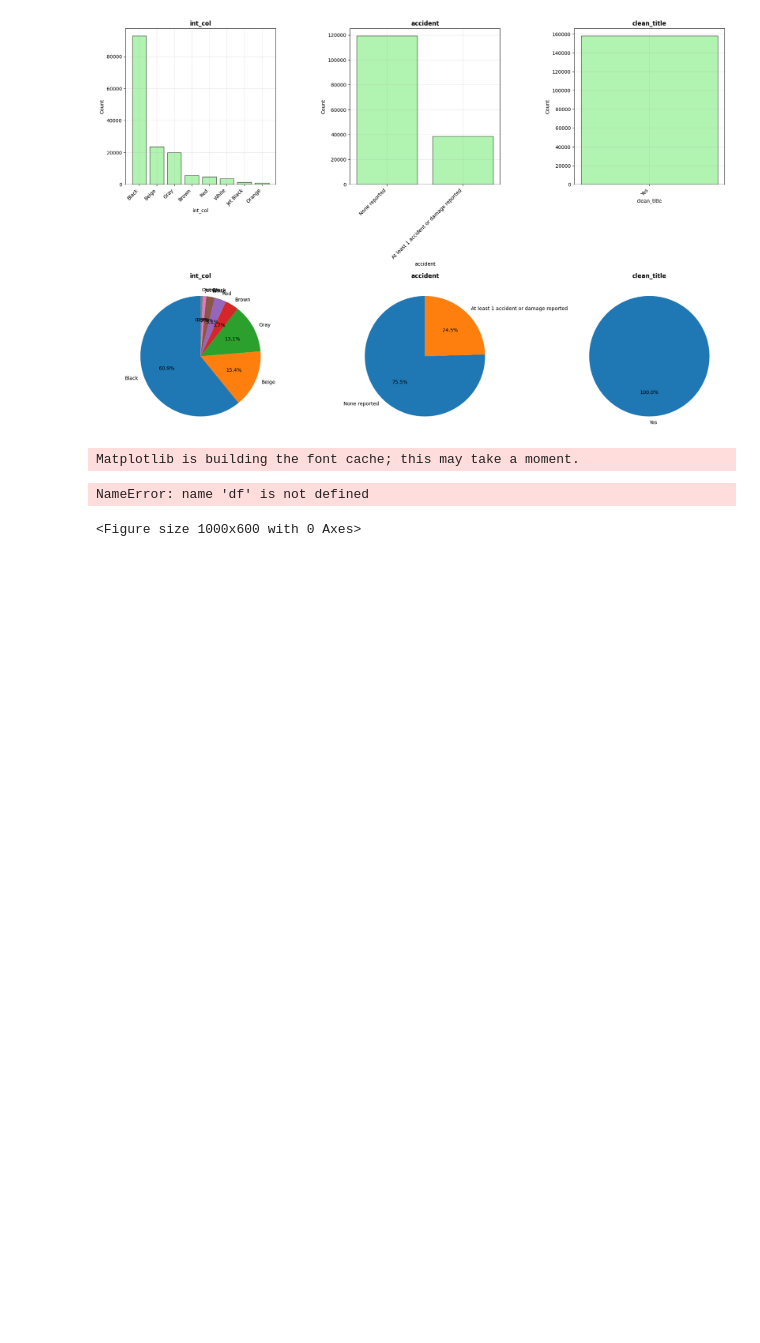
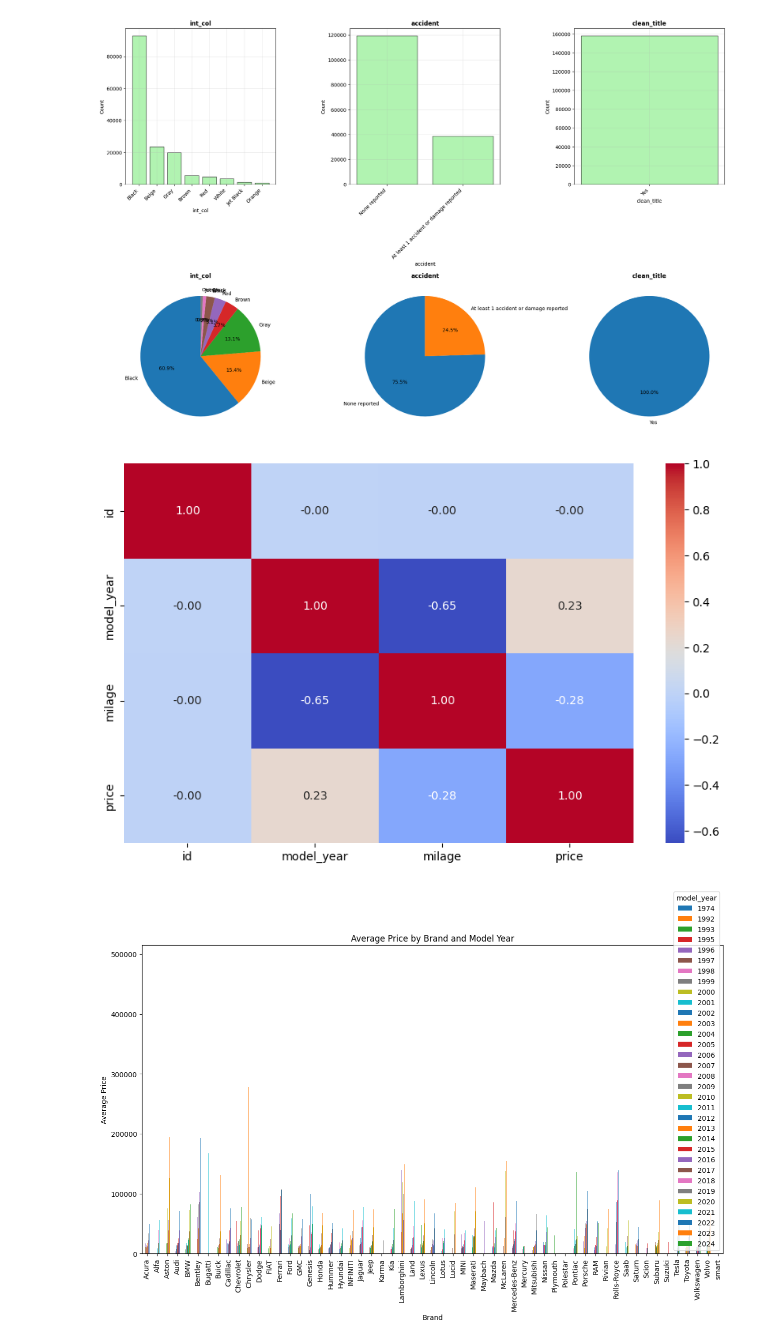
Before and after one commit to Factoria-F5-madrid/ai-project-Regression_equipo4, a Jupyter notebook: eda-of-used-car-prices.ipynb, the cells around one changed output. Drawn from its saved outputs; the diff is of its cells as text; code cells hidden in the pictures; blank space fills up the shorter version.

Commit message:
feat: heatmap , groupby

```diff
--- a/eda-of-used-car-prices.ipynb
+++ b/eda-of-used-car-prices.ipynb
@@ -281,18 +279,18 @@ plt.show()
 # %%
 import seaborn as sns # for advanced visualizations
 import matplotlib.pyplot as plt # for basic visualizations
 
 # Multivariate analysis - Correlation heatmap
 plt.figure(figsize=(10, 6)) # Set the figure size
-sns.heatmap(df.corr(), annot=True, fmt=".2f", cmap='coolwarm', cbar=True) # Create the heatmap
+# Create the heatmap
+sns.heatmap(df_clean.select_dtypes(include="number").corr(),annot=True, fmt=".2f", cmap="coolwarm", cbar=True)
 plt.show() # Display the heatmap
 
-df.groupby(['brand', 'model_year'])['price'].mean().unstack().plot(kind='bar', figsize=(15, 8)) # Bar plot of average price by brand and model year
+df_clean.groupby(['brand', 'model_year'])['price'].mean().unstack().plot(kind='bar', figsize=(15, 8)) # Bar plot of average price by brand and model year
 plt.title('Average Price by Brand and Model Year')
 plt.xlabel('Brand')
 plt.ylabel('Average Price')
 plt.show() # Display the bar plot
 # %% [output]
-Matplotlib is building the font cache; this may take a moment.
-NameError: name 'df' is not defined
-<Figure size 1000x600 with 0 Axes>
+[figure, added]
+[figure, added]
```
Also changed, not shown: parts of 1 cell of this notebook.
